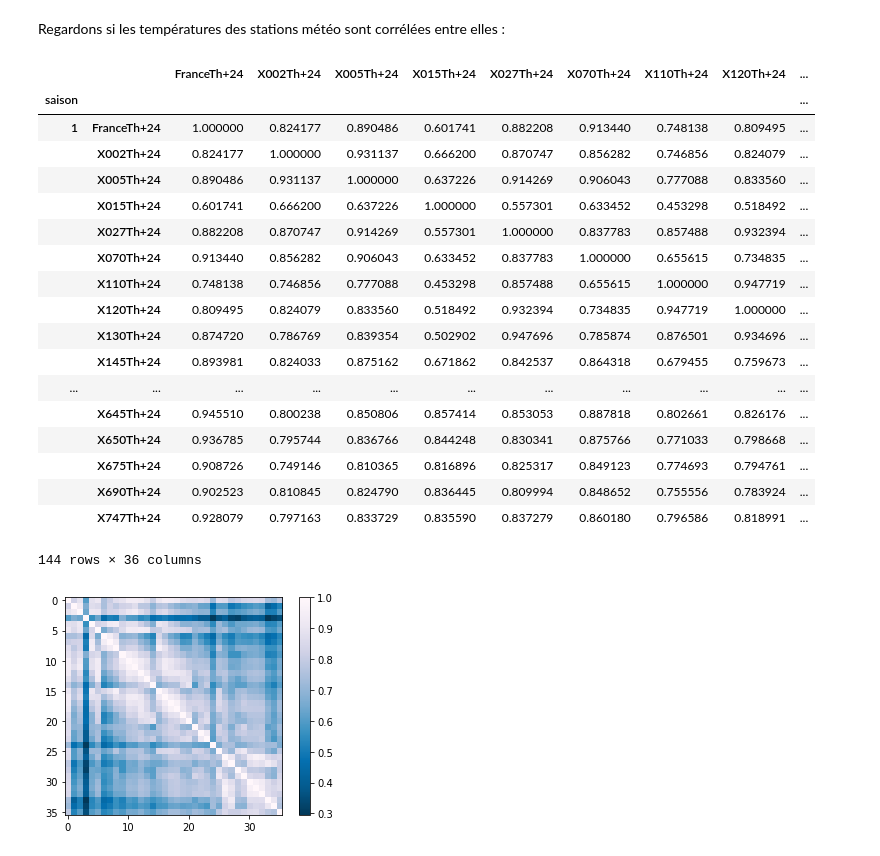
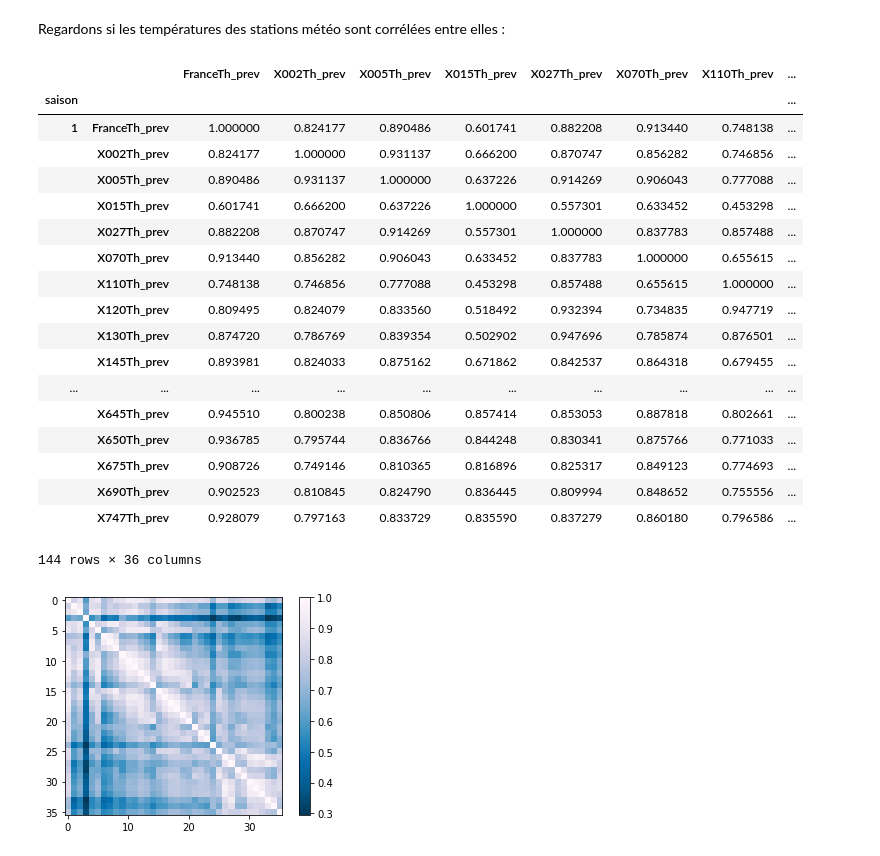
Before and after one commit to marota/TP_Formation_Conso_MachineLearning, a Jupyter notebook: TP1_Machine_learning.ipynb, the cells around one changed output. Drawn from its saved outputs; the diff is of its cells as text; code cells hidden in the pictures.

```diff
--- a/TP1_Machine_learning.ipynb
+++ b/TP1_Machine_learning.ipynb
@@ -336,31 +337,31 @@ Que pensez-vous de ces corrélations ?
 Regardons si les températures des stations météo sont corrélées entre elles :
 # %%
 #matrix_correlation = meteo_obs_df.corr() #calcul d'une corrélation globale
-cols = list(Xinput.columns[Xinput.columns.str.endswith("Th+24")])
+cols = list(Xinput.columns[Xinput.columns.str.endswith("Th_prev")])
 #calcul de la corrélation en fonction de la saison
 
 Xinput['saison'] = ((Xinput['ds'].dt.month ==1) |(Xinput['ds'].dt.month==2)|(Xinput['ds'].dt.month==12)).astype(int)*1+((Xinput['ds'].dt.month ==3 )|(Xinput['ds'].dt.month==4)|(Xinput['ds'].dt.month==5)).astype(int)*2+((Xinput['ds'].dt.month ==6 )|(Xinput['ds'].dt.month==7)|(Xinput['ds'].dt.month==8)).astype(int)*3+((Xinput['ds'].dt.month ==9) |(Xinput['ds'].dt.month==10)|(Xinput['ds'].dt.month==11)).astype(int)*4  # conversion bool => int
 matrix_correlation = Xinput[['saison'] + cols].groupby(['saison']).corr()
 matrix_correlation
 # %% [output]
-|  |  | FranceTh+24 | X002Th+24 | X005Th+24 | X015Th+24 | X027Th+24 | X070Th+24 | X110Th+24 | X120Th+24 | ... |
-| saison |  |  |  |  |  |  |  |  |  | ... |
-| 1 | FranceTh+24 | 1.000000 | 0.824177 | 0.890486 | 0.601741 | 0.882208 | 0.913440 | 0.748138 | 0.809495 | ... |
-|  | X002Th+24 | 0.824177 | 1.000000 | 0.931137 | 0.666200 | 0.870747 | 0.856282 | 0.746856 | 0.824079 | ... |
-|  | X005Th+24 | 0.890486 | 0.931137 | 1.000000 | 0.637226 | 0.914269 | 0.906043 | 0.777088 | 0.833560 | ... |
-|  | X015Th+24 | 0.601741 | 0.666200 | 0.637226 | 1.000000 | 0.557301 | 0.633452 | 0.453298 | 0.518492 | ... |
-|  | X027Th+24 | 0.882208 | 0.870747 | 0.914269 | 0.557301 | 1.000000 | 0.837783 | 0.857488 | 0.932394 | ... |
-|  | X070Th+24 | 0.913440 | 0.856282 | 0.906043 | 0.633452 | 0.837783 | 1.000000 | 0.655615 | 0.734835 | ... |
-|  | X110Th+24 | 0.748138 | 0.746856 | 0.777088 | 0.453298 | 0.857488 | 0.655615 | 1.000000 | 0.947719 | ... |
-|  | X120Th+24 | 0.809495 | 0.824079 | 0.833560 | 0.518492 | 0.932394 | 0.734835 | 0.947719 | 1.000000 | ... |
-|  | X130Th+24 | 0.874720 | 0.786769 | 0.839354 | 0.502902 | 0.947696 | 0.785874 | 0.876501 | 0.934696 | ... |
-|  | X145Th+24 | 0.893981 | 0.824033 | 0.875162 | 0.671862 | 0.842537 | 0.864318 | 0.679455 | 0.759673 | ... |
-| ... | ... | ... | ... | ... | ... | ... | ... | ... | ... | ... |
-|  | X645Th+24 | 0.945510 | 0.800238 | 0.850806 | 0.857414 | 0.853053 | 0.887818 | 0.802661 | 0.826176 | ... |
-|  | X650Th+24 | 0.936785 | 0.795744 | 0.836766 | 0.844248 | 0.830341 | 0.875766 | 0.771033 | 0.798668 | ... |
-|  | X675Th+24 | 0.908726 | 0.749146 | 0.810365 | 0.816896 | 0.825317 | 0.849123 | 0.774693 | 0.794761 | ... |
-|  | X690Th+24 | 0.902523 | 0.810845 | 0.824790 | 0.836445 | 0.809994 | 0.848652 | 0.755556 | 0.783924 | ... |
-|  | X747Th+24 | 0.928079 | 0.797163 | 0.833729 | 0.835590 | 0.837279 | 0.860180 | 0.796586 | 0.818991 | ... |
+|  |  | FranceTh_prev | X002Th_prev | X005Th_prev | X015Th_prev | X027Th_prev | X070Th_prev | X110Th_prev | ... |
+| saison |  |  |  |  |  |  |  |  | ... |
+| 1 | FranceTh_prev | 1.000000 | 0.824177 | 0.890486 | 0.601741 | 0.882208 | 0.913440 | 0.748138 | ... |
+|  | X002Th_prev | 0.824177 | 1.000000 | 0.931137 | 0.666200 | 0.870747 | 0.856282 | 0.746856 | ... |
+|  | X005Th_prev | 0.890486 | 0.931137 | 1.000000 | 0.637226 | 0.914269 | 0.906043 | 0.777088 | ... |
+|  | X015Th_prev | 0.601741 | 0.666200 | 0.637226 | 1.000000 | 0.557301 | 0.633452 | 0.453298 | ... |
+|  | X027Th_prev | 0.882208 | 0.870747 | 0.914269 | 0.557301 | 1.000000 | 0.837783 | 0.857488 | ... |
+|  | X070Th_prev | 0.913440 | 0.856282 | 0.906043 | 0.633452 | 0.837783 | 1.000000 | 0.655615 | ... |
+|  | X110Th_prev | 0.748138 | 0.746856 | 0.777088 | 0.453298 | 0.857488 | 0.655615 | 1.000000 | ... |
+|  | X120Th_prev | 0.809495 | 0.824079 | 0.833560 | 0.518492 | 0.932394 | 0.734835 | 0.947719 | ... |
+|  | X130Th_prev | 0.874720 | 0.786769 | 0.839354 | 0.502902 | 0.947696 | 0.785874 | 0.876501 | ... |
+|  | X145Th_prev | 0.893981 | 0.824033 | 0.875162 | 0.671862 | 0.842537 | 0.864318 | 0.679455 | ... |
+| ... | ... | ... | ... | ... | ... | ... | ... | ... | ... |
+|  | X645Th_prev | 0.945510 | 0.800238 | 0.850806 | 0.857414 | 0.853053 | 0.887818 | 0.802661 | ... |
+|  | X650Th_prev | 0.936785 | 0.795744 | 0.836766 | 0.844248 | 0.830341 | 0.875766 | 0.771033 | ... |
+|  | X675Th_prev | 0.908726 | 0.749146 | 0.810365 | 0.816896 | 0.825317 | 0.849123 | 0.774693 | ... |
+|  | X690Th_prev | 0.902523 | 0.810845 | 0.824790 | 0.836445 | 0.809994 | 0.848652 | 0.755556 | ... |
+|  | X747Th_prev | 0.928079 | 0.797163 | 0.833729 | 0.835590 | 0.837279 | 0.860180 | 0.796586 | ... |
 144 rows × 36 columns
 # %%
 #heatMap pour un meilleur visuel
```
Also changed, not shown: parts of 12 cells of this notebook, 1 other file.
